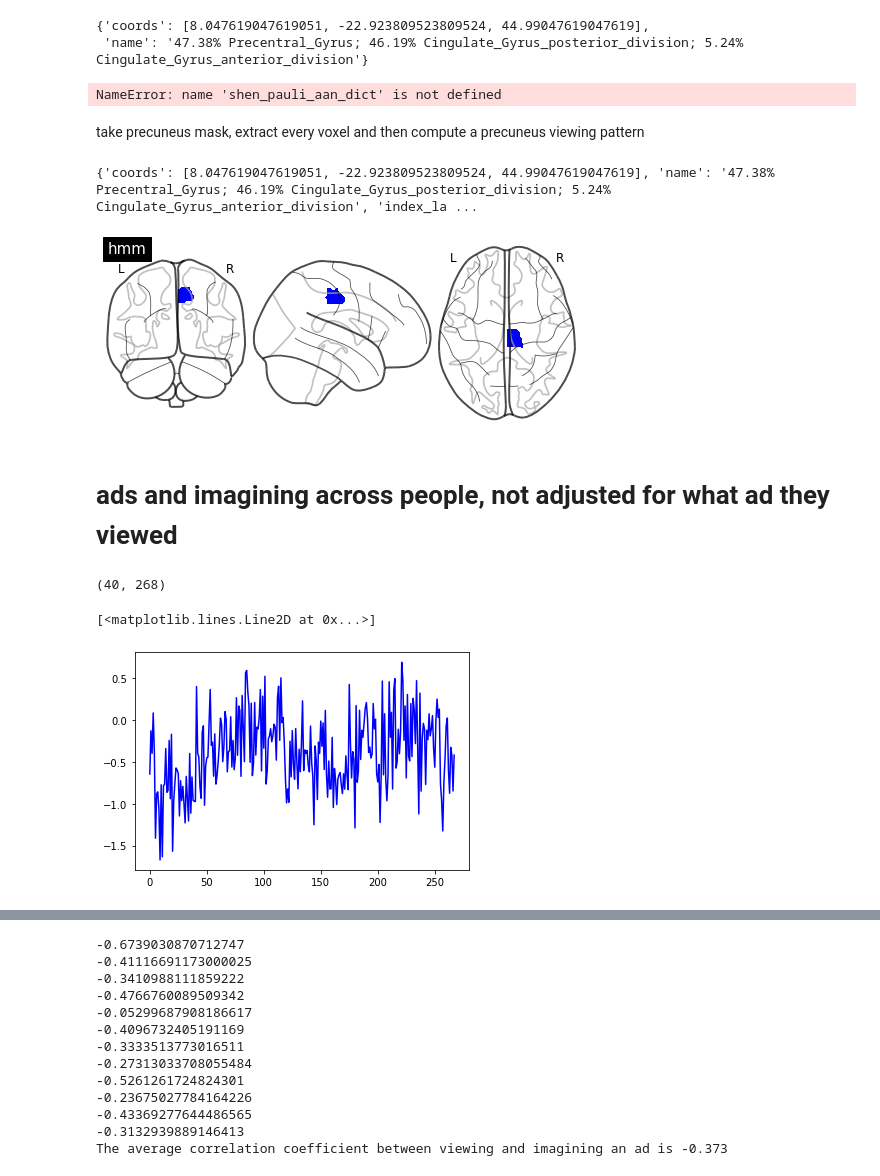
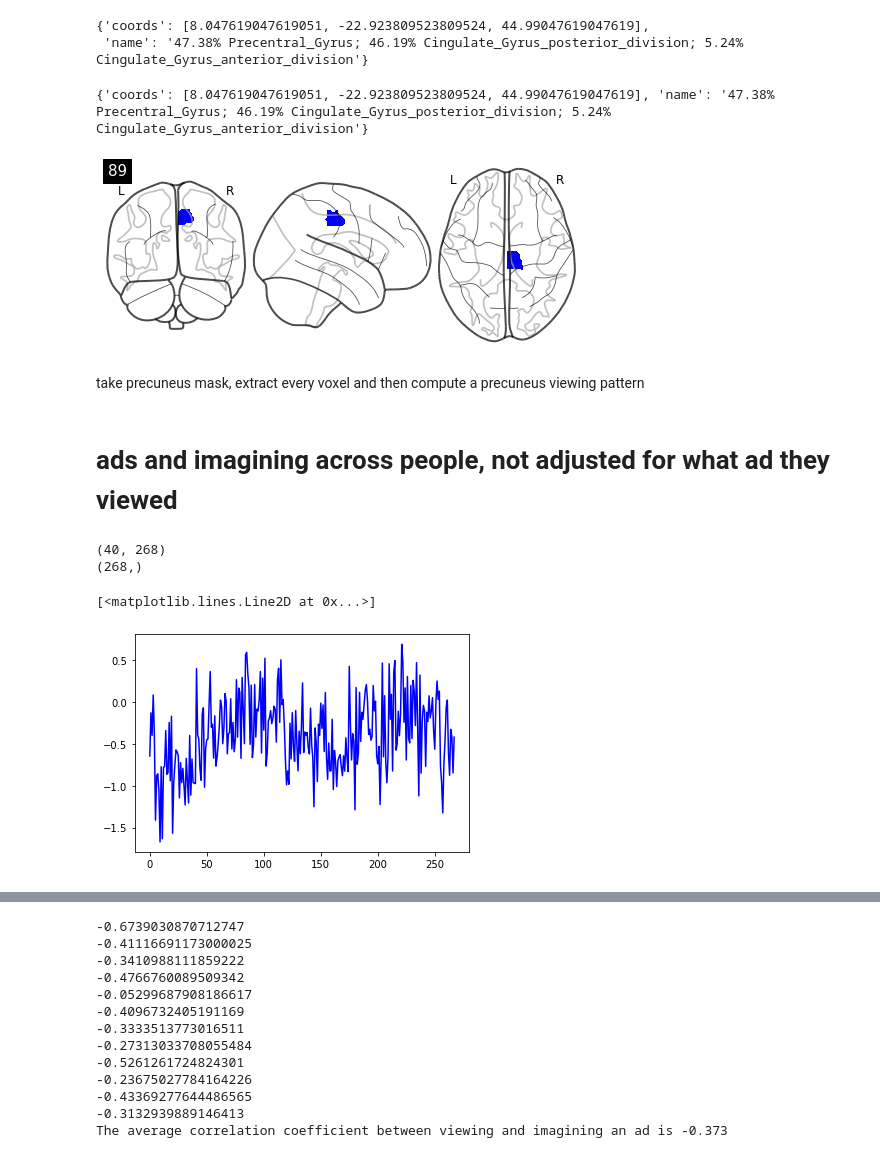
Before and after one commit to shelbywilcox/realcost_memory_isc, a Jupyter notebook: scripts/cmse_analysis_01.ipynb, the cells around one changed output, grey strips where cells are left out. Cells and saved outputs as stored; diff of their text form; code cells hidden in the pictures.

```diff
--- a/scripts/cmse_analysis_01.ipynb
+++ b/scripts/cmse_analysis_01.ipynb
@@ -175,32 +134,31 @@ shen_dict[89]
 # %%
 key_regions         = [89]
 key_regions_label   = [89]
 colorlist           = ['blue']
 
 for count in range(1):
     curr_region_dictidx = key_regions[count]
-    print(shen_pauli_aan_dict[curr_region_dictidx])
+    print(shen_dict[curr_region_dictidx])
 
-    all_file       = filepath
+    all_file       = '../data_realcost/masker/shen_2mm_268_parcellation.nii'
     all_img        = nilearn.image.load_img(all_file)
-    all_data       = all_img.get_fdata()
+    cmb_data       = all_img.get_fdata()
 
-    all_data[np.where(all_data!= curr_region_dictidx)] = 0
-    all_new_img    = new_img_like(all_img, all_data.astype(int))
+    cmb_data[np.where(cmb_data!= curr_region_dictidx)] = 0
+    all_new_img    = new_img_like(all_img, cmb_data.astype(int))
 
     current_title  = key_regions_label[count]
     display = plotting.plot_glass_brain(None,
                                            title = current_title)
     display.add_contours(all_new_img, filled=True, colors=colorlist[count])
     plt.show()
 # %% [output]
-NameError: name 'shen_pauli_aan_dict' is not defined
+{'coords': [8.047619047619051, -22.923809523809524, 44.99047619047619], 'name': '47.38% Precentral_Gyrus; 46.19% Cingulate_Gyrus_posterior_division; 5.24% Cingulate_Gyrus_anterior_division'}
+[figure, added]
 # %% [markdown]
 take precuneus mask, extract every voxel and then compute a precuneus viewing pattern
 # %%
-shen_pauli_aan_dict = np.load('../data_realcost/masker/shen_pauli_aan_dict.npy', allow_pickle=True).item()
-
-def check_region(dict='shen_pauli_aan_dict', region_num, filepath=''../data_realcost/masker/shen_2mm_268_parcellation.nii''):
+def check_region(dict, region_num, filepath="../data_realcost/masker/shen_2mm_268_parcellation.nii"):
 
     key_regions         = [region_num]
     key_regions_label   = [region_num]
@@ -211,7 +169,7 @@ def check_region(dict='shen_pauli_aan_dict', region_num, filepath=''../data_real
         curr_region_dictidx = key_regions[count]
         print(shen_pauli_aan_dict[curr_region_dictidx])
 
-        all_file       = filepath
+        all_file       = 'filepath'
         all_img        = nilearn.image.load_img(all_file)
         all_data       = all_img.get_fdata()
 
@@ -224,10 +182,7 @@ def check_region(dict='shen_pauli_aan_dict', region_num, filepath=''../data_real
         display.add_contours(all_new_img, filled=True, colors=colorlist[count])
         plt.show()
 
-    return name,
+    return name
-# %% [output]
-{'coords': [8.047619047619051, -22.923809523809524, 44.99047619047619], 'name': '47.38% Precentral_Gyrus; 46.19% Cingulate_Gyrus_posterior_division; 5.24% Cingulate_Gyrus_anterior_division', 'index_la ...
-[figure, removed]
 # %% [markdown]
 # ads and imagining across people, not adjusted for what ad they viewed
 # %%
@@ -247,11 +202,13 @@ view_ad_10  = np.mean(all_data[:, onsets_view[9]: (onsets_view[9]+view_length),
 view_ad_11  = np.mean(all_data[:, onsets_view[10]: (onsets_view[10]+view_length), :], axis = 1)
 view_ad_12  = np.mean(all_data[:, onsets_view[11]: (onsets_view[11]+view_length), :], axis = 1)
 print(view_ad_1.shape)
+print(view_ad_1[0,:].shape)
 
 #plot average brain activity across people in specific region, here it's precuneus
 #part of brain/
 plt.plot(view_ad_1[0,:], color='blue')
 # %% [output]
 (40, 268)
+(268,)
 [<matplotlib.lines.Line2D at 0x...>]
 [figure]
```
Also changed, not shown: parts of 16 cells of this notebook.
